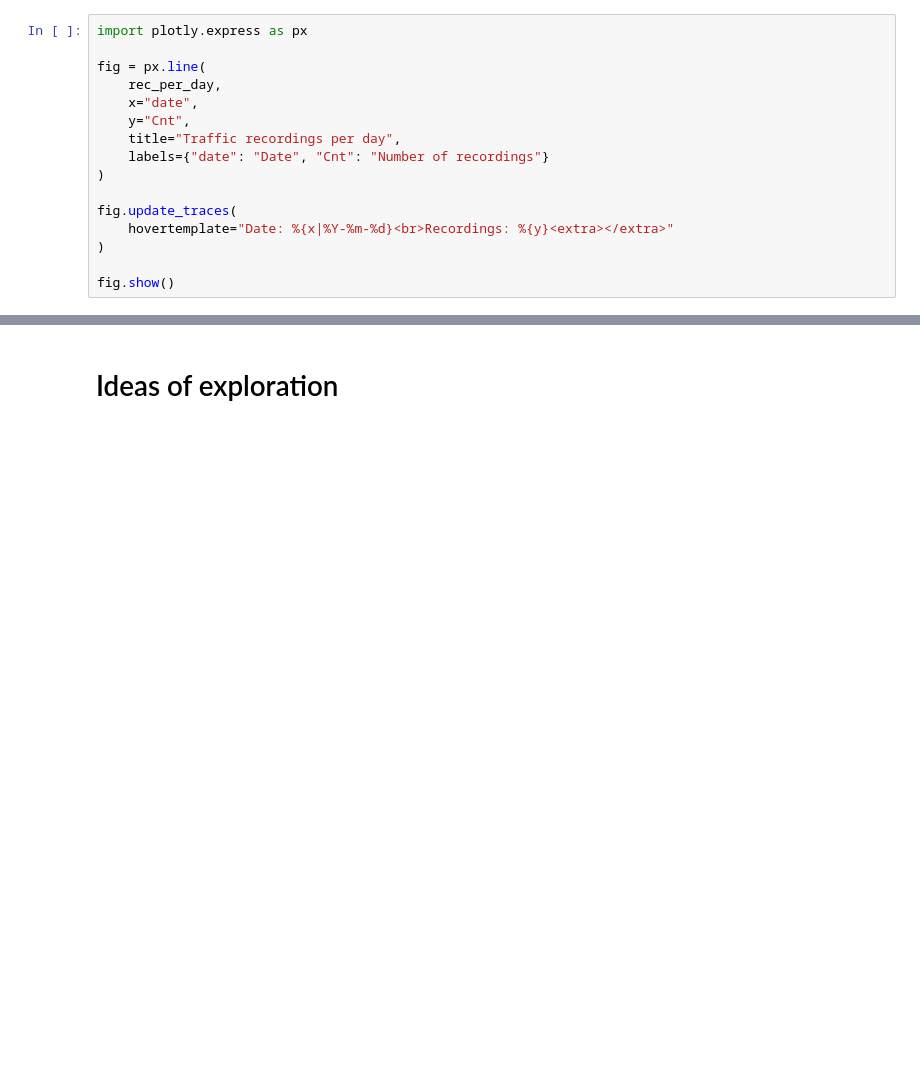
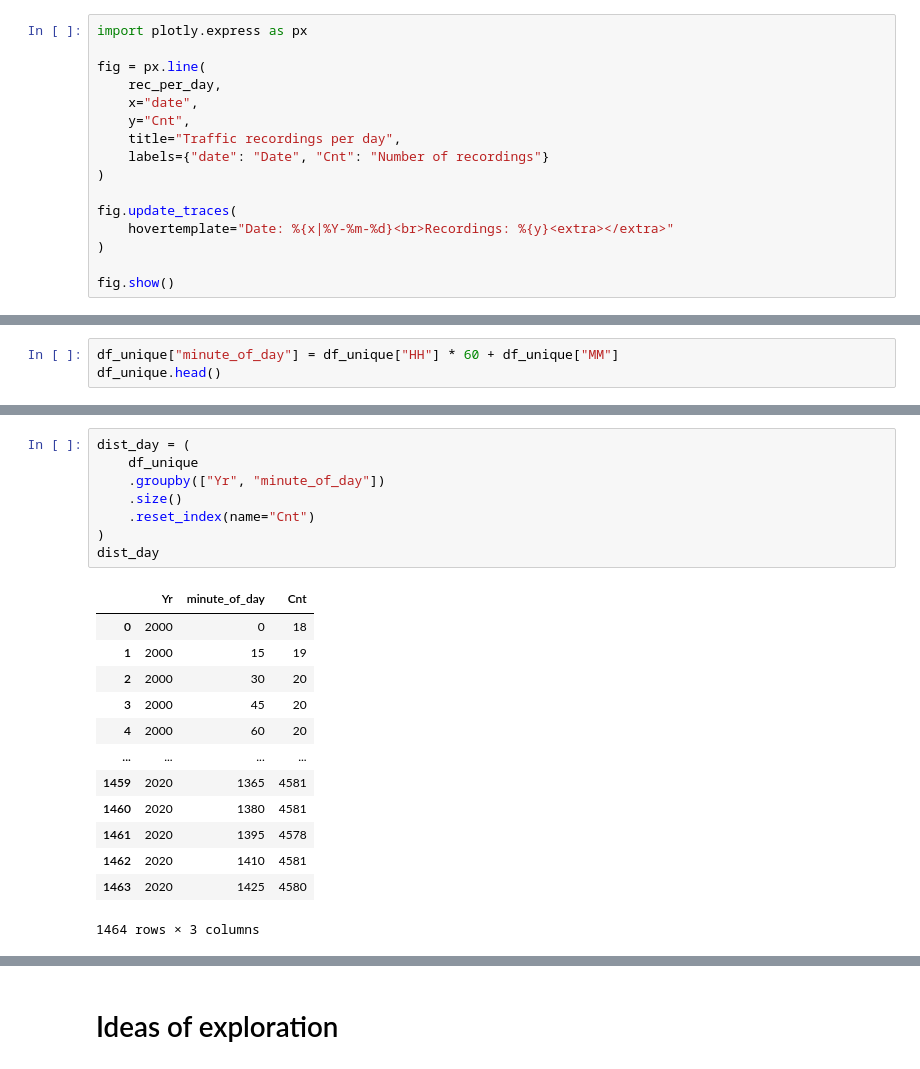
Before and after one commit to com-480-data-visualization/VizLaLune, a Jupyter notebook: EXPLORATION_NYC_Automated_Traffic_Volume_Counts.ipynb, the cells around one changed output, grey strips where cells are left out. Cells and saved outputs as stored; diff of their text form; blank space fills up the shorter version.

```diff
--- a/EXPLORATION_NYC_Automated_Traffic_Volume_Counts.ipynb
+++ b/EXPLORATION_NYC_Automated_Traffic_Volume_Counts.ipynb
@@ -213,0 +218,3 @@ Name: count, dtype: int64
+# %%
+df_unique["minute_of_day"] = df_unique["HH"] * 60 + df_unique["MM"]
+df_unique.head()
@@ -213,0 +228,22 @@ Name: count, dtype: int64
+# %%
+dist_day = (
+    df_unique
+    .groupby(["Yr", "minute_of_day"])
+    .size()
+    .reset_index(name="Cnt")
+)
+dist_day
+# %% [output]
+|  | Yr | minute_of_day | Cnt |
+| 0 | 2000 | 0 | 18 |
+| 1 | 2000 | 15 | 19 |
+| 2 | 2000 | 30 | 20 |
+| 3 | 2000 | 45 | 20 |
+| 4 | 2000 | 60 | 20 |
+| ... | ... | ... | ... |
+| 1459 | 2020 | 1365 | 4581 |
+| 1460 | 2020 | 1380 | 4581 |
+| 1461 | 2020 | 1395 | 4578 |
+| 1462 | 2020 | 1410 | 4581 |
+| 1463 | 2020 | 1425 | 4580 |
+1464 rows × 3 columns
```
Also changed, not shown: parts of 9 cells of this notebook.
